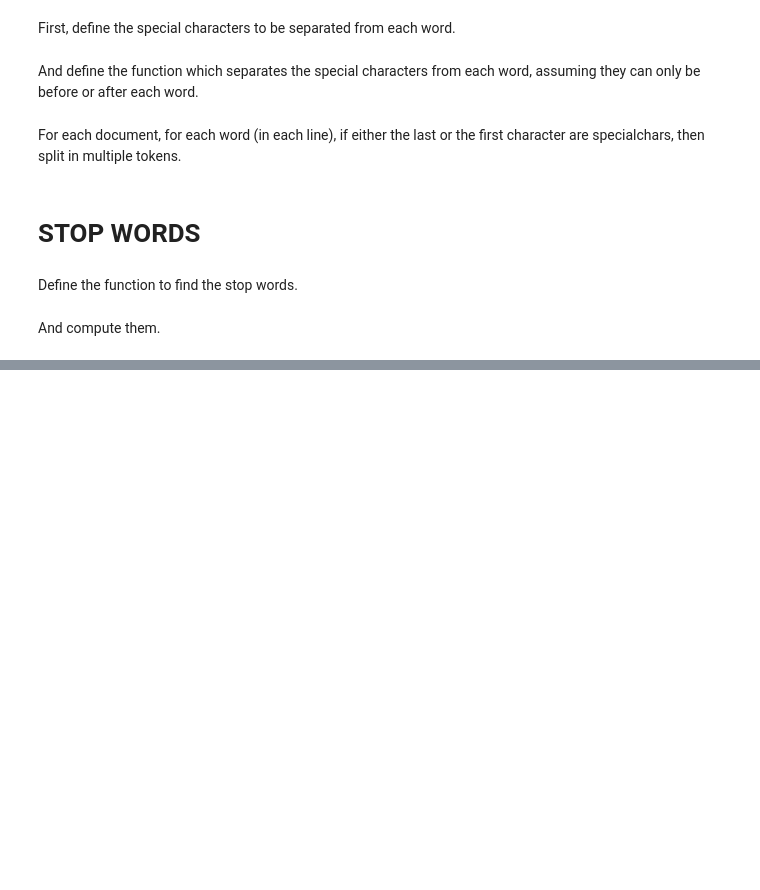
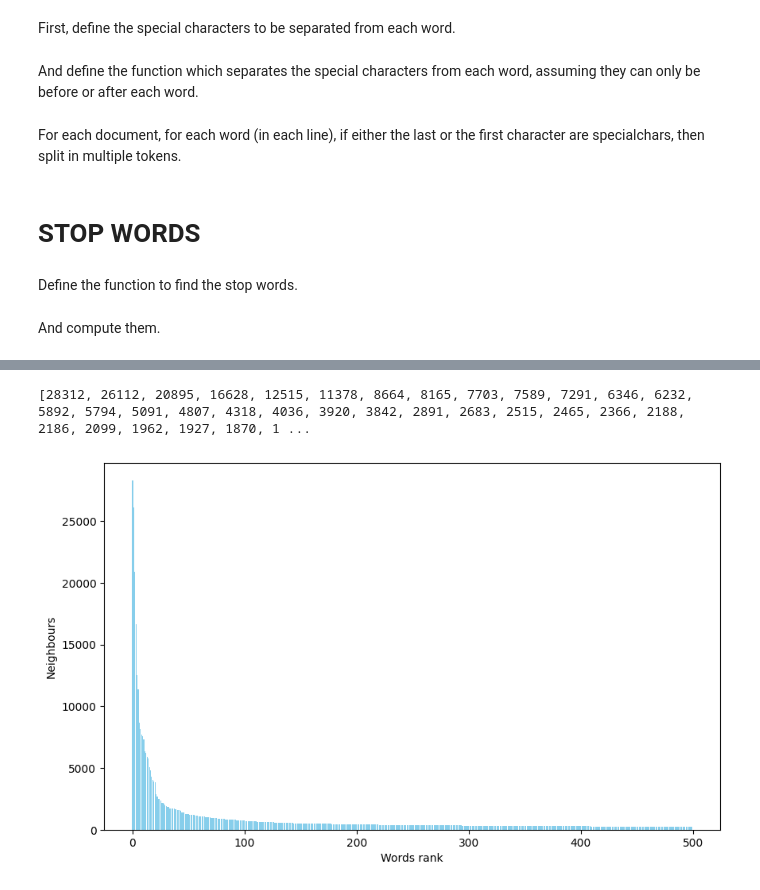
Before and after one commit to peetceenatoo/re-extractor, a Jupyter notebook: Scripts/find_stop_words.ipynb, the cells around one changed output, grey strips where cells are left out. Cells and saved outputs as stored; diff of their text form; code cells hidden in the pictures; blank space fills up the shorter version.

```diff
--- a/Scripts/find_stop_words.ipynb
+++ b/Scripts/find_stop_words.ipynb
@@ -126,5 +134,36 @@ def get_stop_words():
 
     # Return the stop words and the filtered expressions
     return stop_words
+# %%
+def neighbour_counts():
+
+    # Initialize a dictionary for sets
+    neighbour_counts = defaultdict(set)
+
+    # For each document in the corpus
+    for doc in corpus:
+        # For each word in the document
+        for idx in range(len(doc)):
+            # If the word is not the first word, add the previous word to its set of neighbours
+            if idx > 0:
+                neighbour_counts[doc[idx]].add(doc[idx - 1])
+            # If the word is not the last word, add the next word to its set of neighbours
+            if idx < len(doc) - 1:
+                neighbour_counts[doc[idx]].add(doc[idx + 1])
+
+    # Convert the sets of neighbours to counts of unique neighbours
+    for word, neighbours in neighbour_counts.items():
+        neighbour_counts[word] = len(neighbours)
+
+    # Sort the words by their counts of unique neighbours
+    neighbour_counts = sorted(neighbour_counts.items(), key=lambda item: item[1], reverse=True)
+
+    # Remove from the neighbour_counts list the words that are special chars
+    for special in specialchars:
+        neighbour_counts = [tuple for tuple in neighbour_counts if tuple[0] != special]
+
+    return neighbour_counts
+# %%
+nei = neighbour_counts()
 # %% [markdown]
 And compute them.
@@ -147,0 +349,15 @@ del corpus
+# %%
+# Estrai solo i valori
+values = [value for key, value in nei[:500]]
+
+print(values)
+
+# Crea l'istogramma
+plt.figure(figsize=(10, 6))
+plt.bar(range(len(values)), values, color='skyblue')
+plt.xlabel('Words rank')
+plt.ylabel('Neighbours')
+plt.show()
+# %% [output]
+[28312, 26112, 20895, 16628, 12515, 11378, 8664, 8165, 7703, 7589, 7291, 6346, 6232, 5892, 5794, 5091, 4807, 4318, 4036, 3920, 3842, 2891, 2683, 2515, 2465, 2366, 2188, 2186, 2099, 1962, 1927, 1870, 1 ...
+[figure, added]
```
Also changed, not shown: parts of 8 cells of this notebook, 1 other file.
